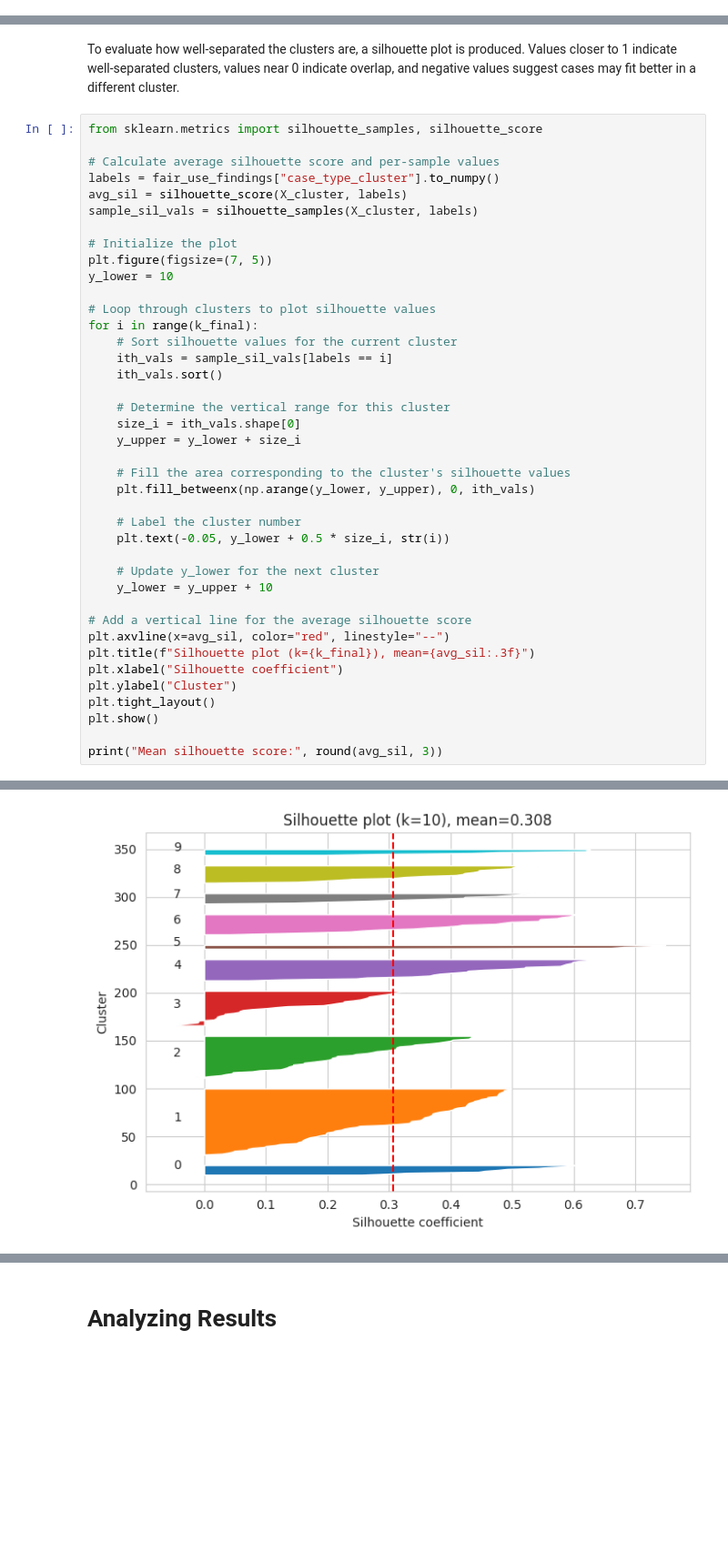
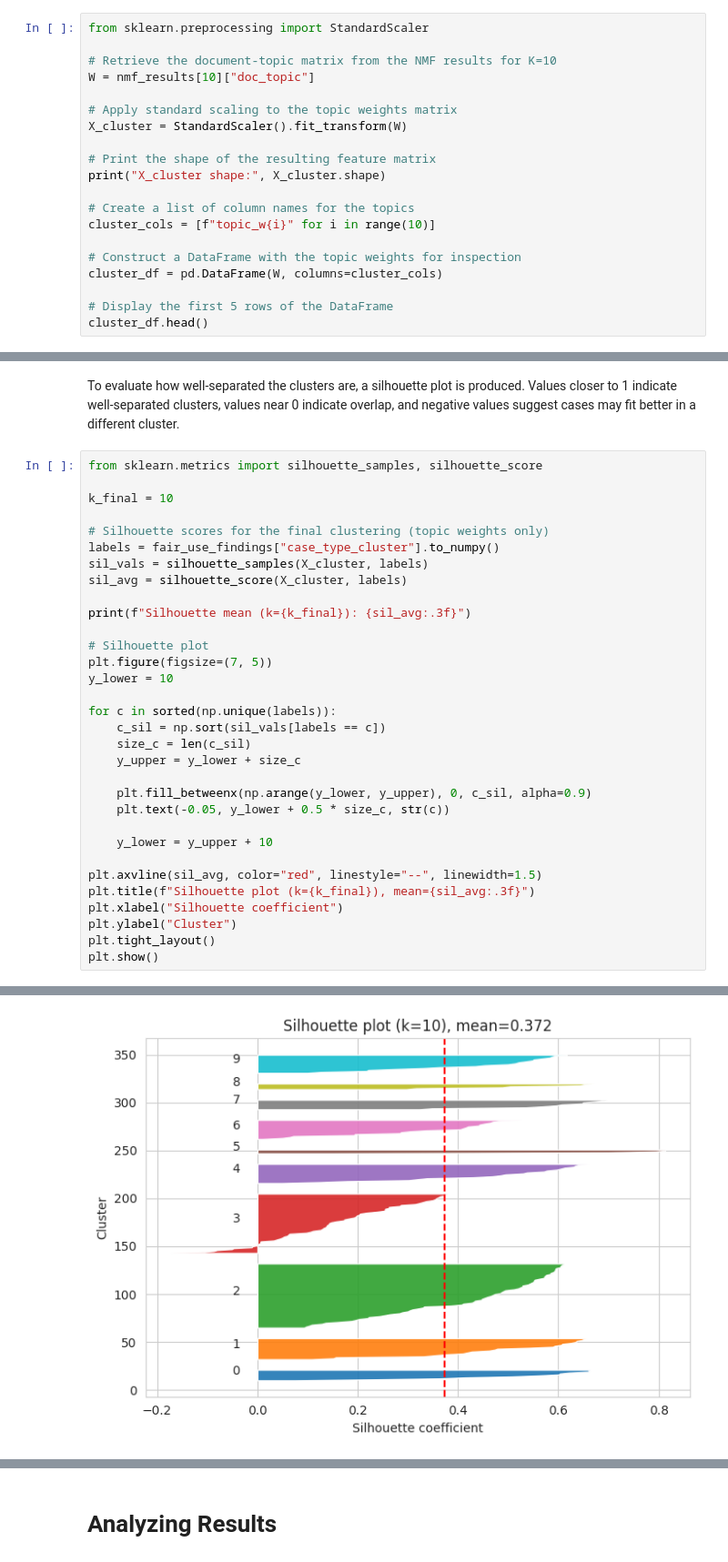
Before and after one commit to mqanaq/BA820-B1-Team13, a Jupyter notebook: MG/M2_Mohamad_Gong_Fair_Use_Data_Early_Analysis_and_Insights.ipynb, the cells around one changed output, grey strips where cells are left out. Shown at 91% size. Cells and saved outputs as stored; diff of their text form; blank space fills up the shorter version.

```diff
--- a/MG/M2_Mohamad_Gong_Fair_Use_Data_Early_Analysis_and_Insights.ipynb
+++ b/MG/M2_Mohamad_Gong_Fair_Use_Data_Early_Analysis_and_Insights.ipynb
@@ -636,0 +705,20 @@ cluster_df
+# %%
+from sklearn.preprocessing import StandardScaler
+
+# Retrieve the document-topic matrix from the NMF results for K=10
+W = nmf_results[10]["doc_topic"]
+
+# Apply standard scaling to the topic weights matrix
+X_cluster = StandardScaler().fit_transform(W)
+
+# Print the shape of the resulting feature matrix
+print("X_cluster shape:", X_cluster.shape)
+
+# Create a list of column names for the topics
+cluster_cols = [f"topic_w{i}" for i in range(10)]
+
+# Construct a DataFrame with the topic weights for inspection
+cluster_df = pd.DataFrame(W, columns=cluster_cols)
+
+# Display the first 5 rows of the DataFrame
+cluster_df.head()
@@ -693,41 +792,33 @@ To evaluate how well-separated the clusters are, a silhouette plot is produced.
 # %%
 from sklearn.metrics import silhouette_samples, silhouette_score
 
-# Calculate average silhouette score and per-sample values
+k_final = 10
+
+# Silhouette scores for the final clustering (topic weights only)
 labels = fair_use_findings["case_type_cluster"].to_numpy()
-avg_sil = silhouette_score(X_cluster, labels)
-sample_sil_vals = silhouette_samples(X_cluster, labels)
+sil_vals = silhouette_samples(X_cluster, labels)
+sil_avg = silhouette_score(X_cluster, labels)
 
-# Initialize the plot
+print(f"Silhouette mean (k={k_final}): {sil_avg:.3f}")
+
+# Silhouette plot
 plt.figure(figsize=(7, 5))
 y_lower = 10
 
-# Loop through clusters to plot silhouette values
-for i in range(k_final):
-    # Sort silhouette values for the current cluster
-    ith_vals = sample_sil_vals[labels == i]
-    ith_vals.sort()
+for c in sorted(np.unique(labels)):
+    c_sil = np.sort(sil_vals[labels == c])
+    size_c = len(c_sil)
+    y_upper = y_lower + size_c
 
-    # Determine the vertical range for this cluster
-    size_i = ith_vals.shape[0]
-    y_upper = y_lower + size_i
+    plt.fill_betweenx(np.arange(y_lower, y_upper), 0, c_sil, alpha=0.9)
+    plt.text(-0.05, y_lower + 0.5 * size_c, str(c))
 
-    # Fill the area corresponding to the cluster's silhouette values
-    plt.fill_betweenx(np.arange(y_lower, y_upper), 0, ith_vals)
-
-    # Label the cluster number
-    plt.text(-0.05, y_lower + 0.5 * size_i, str(i))
-
-    # Update y_lower for the next cluster
     y_lower = y_upper + 10
 
-# Add a vertical line for the average silhouette score
-plt.axvline(x=avg_sil, color="red", linestyle="--")
-plt.title(f"Silhouette plot (k={k_final}), mean={avg_sil:.3f}")
+plt.axvline(sil_avg, color="red", linestyle="--", linewidth=1.5)
+plt.title(f"Silhouette plot (k={k_final}), mean={sil_avg:.3f}")
 plt.xlabel("Silhouette coefficient")
 plt.ylabel("Cluster")
 plt.tight_layout()
 plt.show()
-
-print("Mean silhouette score:", round(avg_sil, 3))
 # %% [output]
@@ -734 +826 @@ print("Mean silhouette score:", round(avg_sil, 3))
-[figure, old version]
+[figure, new version]
```
Also changed, not shown: parts of 44 cells of this notebook.
